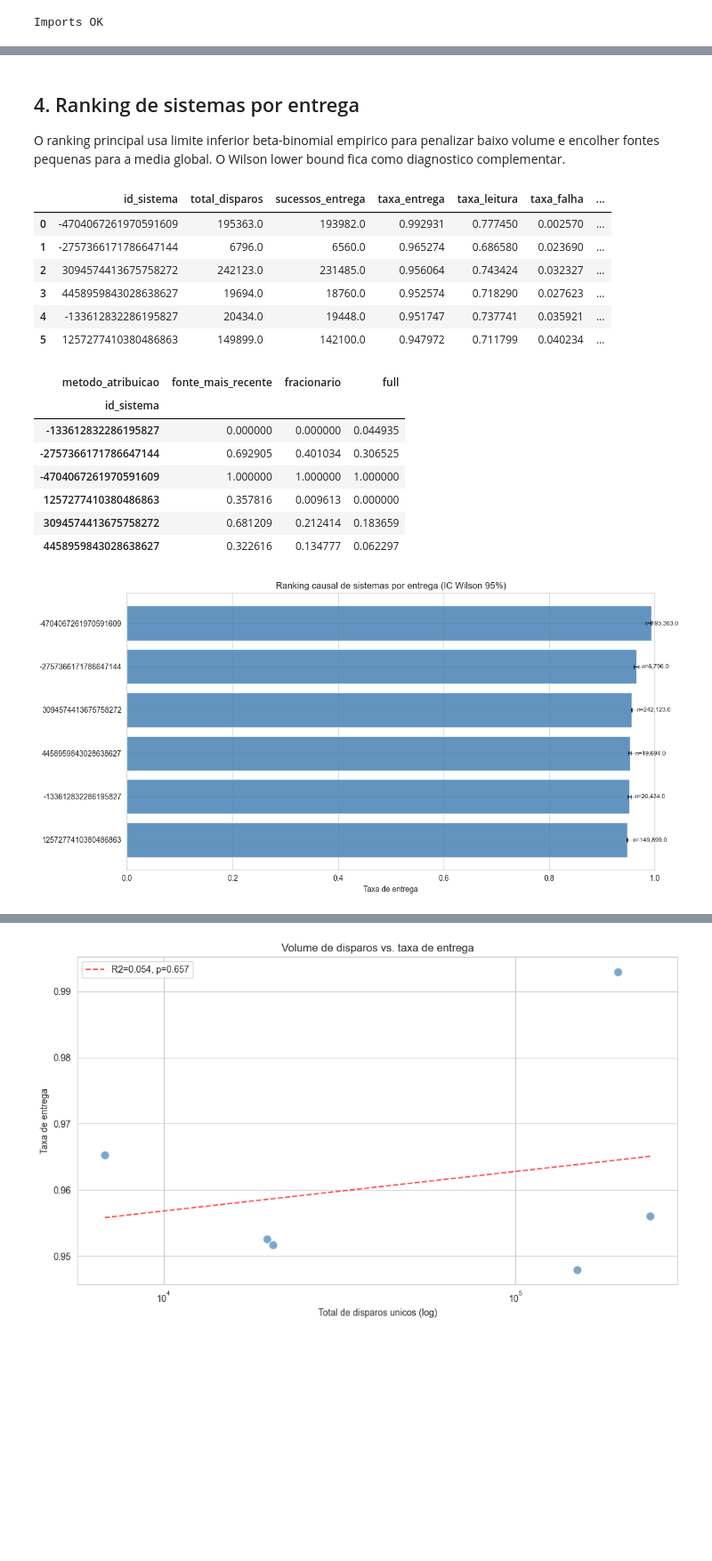
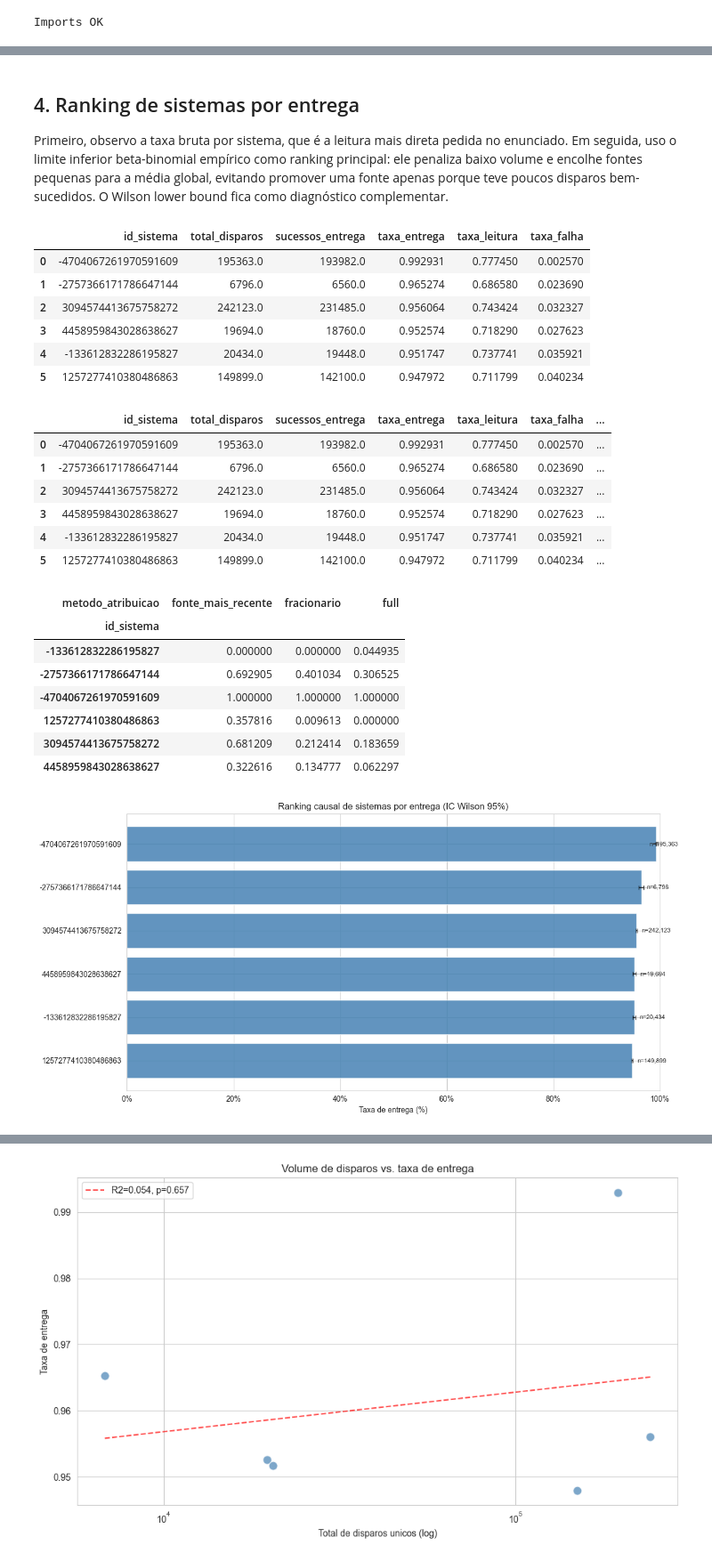
Before and after one commit to WizardCake/desafio-cientista-dados-pleno-campanhas, a Jupyter notebook: notebooks/01_eda_e_qualidade_fontes.ipynb, the cells around one changed output, grey strips where cells are left out. Shown at 89% size. Saved outputs shown, nothing was run; the diff lists cells and outputs as text; code cells hidden in the pictures; blank space fills up the shorter version.

```diff
--- a/notebooks/01_eda_e_qualidade_fontes.ipynb
+++ b/notebooks/01_eda_e_qualidade_fontes.ipynb
@@ -132,10 +140,12 @@ Multiplicidade média: 1.93x
 # %% [markdown]
 ## 4. Ranking de sistemas por entrega
 
-O ranking principal usa limite inferior beta-binomial empirico para penalizar baixo volume e encolher fontes pequenas para a media global. O Wilson lower bound fica como diagnostico complementar.
+Primeiro, observo a taxa bruta por sistema, que é a leitura mais direta pedida no enunciado. Em seguida, uso o limite inferior beta-binomial empírico como ranking principal: ele penaliza baixo volume e encolhe fontes pequenas para a média global, evitando promover uma fonte apenas porque teve poucos disparos bem-sucedidos. O Wilson lower bound fica como diagnóstico complementar.
 # %%
-metricas_sistema = u.calcular_metricas_sistema(df_disparo_sistema)
-metricas_sistema = u.calcular_score_sistema(metricas_sistema)
+metricas_brutas = u.calcular_metricas_sistema(df_disparo_sistema)
+display(metricas_brutas[['id_sistema', 'total_disparos', 'sucessos_entrega', 'taxa_entrega', 'taxa_leitura', 'taxa_falha']])
+
+metricas_sistema = u.calcular_score_sistema(metricas_brutas)
 
 cols = [
     'id_sistema', 'total_disparos', 'sucessos_entrega', 'taxa_entrega',
@@ -150,51 +160,59 @@ for metodo_atribuicao in ['full', 'fracionario', 'fonte_mais_recente']:
         u.calcular_metricas_sistema(df_disparo_sistema, metodo_atribuicao=metodo_atribuicao),
         metodo_ranking='empirical_bayes'
     )
     rankings_sensibilidade.append(metricas_tmp.assign(metodo_atribuicao=metodo_atribuicao))
 rankings_sensibilidade = pd.concat(rankings_sensibilidade, ignore_index=True)
 display(rankings_sensibilidade.pivot_table(index='id_sistema', columns='metodo_atribuicao', values='score_sistema'))
 
 top = metricas_sistema.head(15).copy()
 top[['ci_low', 'ci_high']] = top.apply(
     lambda row: pd.Series(proportion_confint(row['sucessos_entrega'], row['total_disparos'], alpha=0.05, method='wilson')),
     axis=1,
 )
 
 fig, ax = plt.subplots(figsize=(12, 6))
 y_pos = np.arange(len(top))
 ax.barh(y_pos, top['taxa_entrega'], color='steelblue', alpha=0.85)
 ax.errorbar(
     top['taxa_entrega'], y_pos,
     xerr=[top['taxa_entrega'] - top['ci_low'], top['ci_high'] - top['taxa_entrega']],
     fmt='none', color='black', capsize=3, alpha=0.7,
 )
 ax.set_yticks(y_pos)
 ax.set_yticklabels(top['id_sistema'])
 ax.invert_yaxis()
-ax.set_xlabel('Taxa de entrega')
+ax.set_xlabel('Taxa de entrega (%)')
 ax.set_title('Ranking causal de sistemas por entrega (IC Wilson 95%)')
 ax.set_xlim(0, 1)
+ax.xaxis.set_major_formatter(PercentFormatter(1.0))
 for i, (_, row) in enumerate(top.iterrows()):
-    ax.text(min(row['taxa_entrega'] + 0.01, 0.98), i, f"n={row['total_disparos']:,}", va='center', fontsize=8)
+    ax.text(min(row['taxa_entrega'] + 0.01, 0.98), i, f"n={row['total_disparos']:,.0f}", va='center', fontsize=8)
 plt.tight_layout()
 plt.show()
 # %% [output]
-|  | id_sistema | total_disparos | sucessos_entrega | taxa_entrega | taxa_leitura | taxa_falha | ... |
-| 0 | -4704067261970591609 | 195363.0 | 193982.0 | 0.992931 | 0.777450 | 0.002570 | ... |
-| 1 | -2757366171786647144 | 6796.0 | 6560.0 | 0.965274 | 0.686580 | 0.023690 | ... |
-| 2 | 3094574413675758272 | 242123.0 | 231485.0 | 0.956064 | 0.743424 | 0.032327 | ... |
-| 3 | 4458959843028638627 | 19694.0 | 18760.0 | 0.952574 | 0.718290 | 0.027623 | ... |
-| 4 | -133612832286195827 | 20434.0 | 19448.0 | 0.951747 | 0.737741 | 0.035921 | ... |
-| 5 | 1257277410380486863 | 149899.0 | 142100.0 | 0.947972 | 0.711799 | 0.040234 | ... |
+|  | id_sistema | total_disparos | sucessos_entrega | taxa_entrega | taxa_leitura | taxa_falha |
+| 0 | -4704067261970591609 | 195363.0 | 193982.0 | 0.992931 | 0.777450 | 0.002570 |
+| 1 | -2757366171786647144 | 6796.0 | 6560.0 | 0.965274 | 0.686580 | 0.023690 |
+| 2 | 3094574413675758272 | 242123.0 | 231485.0 | 0.956064 | 0.743424 | 0.032327 |
+| 3 | 4458959843028638627 | 19694.0 | 18760.0 | 0.952574 | 0.718290 | 0.027623 |
+| 4 | -133612832286195827 | 20434.0 | 19448.0 | 0.951747 | 0.737741 | 0.035921 |
+| 5 | 1257277410380486863 | 149899.0 | 142100.0 | 0.947972 | 0.711799 | 0.040234 |
-| metodo_atribuicao | fonte_mais_recente | fracionario | full |
-| id_sistema |  |  |  |
-| -133612832286195827 | 0.000000 | 0.000000 | 0.044935 |
-| -2757366171786647144 | 0.692905 | 0.401034 | 0.306525 |
-| -4704067261970591609 | 1.000000 | 1.000000 | 1.000000 |
-| 1257277410380486863 | 0.357816 | 0.009613 | 0.000000 |
-| 3094574413675758272 | 0.681209 | 0.212414 | 0.183659 |
-| 4458959843028638627 | 0.322616 | 0.134777 | 0.062297 |
+|  | id_sistema | total_disparos | sucessos_entrega | taxa_entrega | taxa_leitura | taxa_falha | ... |
+| 0 | -4704067261970591609 | 195363.0 | 193982.0 | 0.992931 | 0.777450 | 0.002570 | ... |
+| 1 | -2757366171786647144 | 6796.0 | 6560.0 | 0.965274 | 0.686580 | 0.023690 | ... |
+| 2 | 3094574413675758272 | 242123.0 | 231485.0 | 0.956064 | 0.743424 | 0.032327 | ... |
+| 3 | 4458959843028638627 | 19694.0 | 18760.0 | 0.952574 | 0.718290 | 0.027623 | ... |
+| 4 | -133612832286195827 | 20434.0 | 19448.0 | 0.951747 | 0.737741 | 0.035921 | ... |
+| 5 | 1257277410380486863 | 149899.0 | 142100.0 | 0.947972 | 0.711799 | 0.040234 | ... |
+| metodo_atribuicao | fonte_mais_recente | fracionario | full |
+| id_sistema |  |  |  |
+| -133612832286195827 | 0.000000 | 0.000000 | 0.044935 |
+| -2757366171786647144 | 0.692905 | 0.401034 | 0.306525 |
+| -4704067261970591609 | 1.000000 | 1.000000 | 1.000000 |
+| 1257277410380486863 | 0.357816 | 0.009613 | 0.000000 |
+| 3094574413675758272 | 0.681209 | 0.212414 | 0.183659 |
+| 4458959843028638627 | 0.322616 | 0.134777 | 0.062297 |
-[figure, old version]
+[figure, new version]
 # %% [markdown]
 ## 5. Decaimento temporal
 
```
Also changed, not shown: parts of 16 cells of this notebook, 3 other files.
